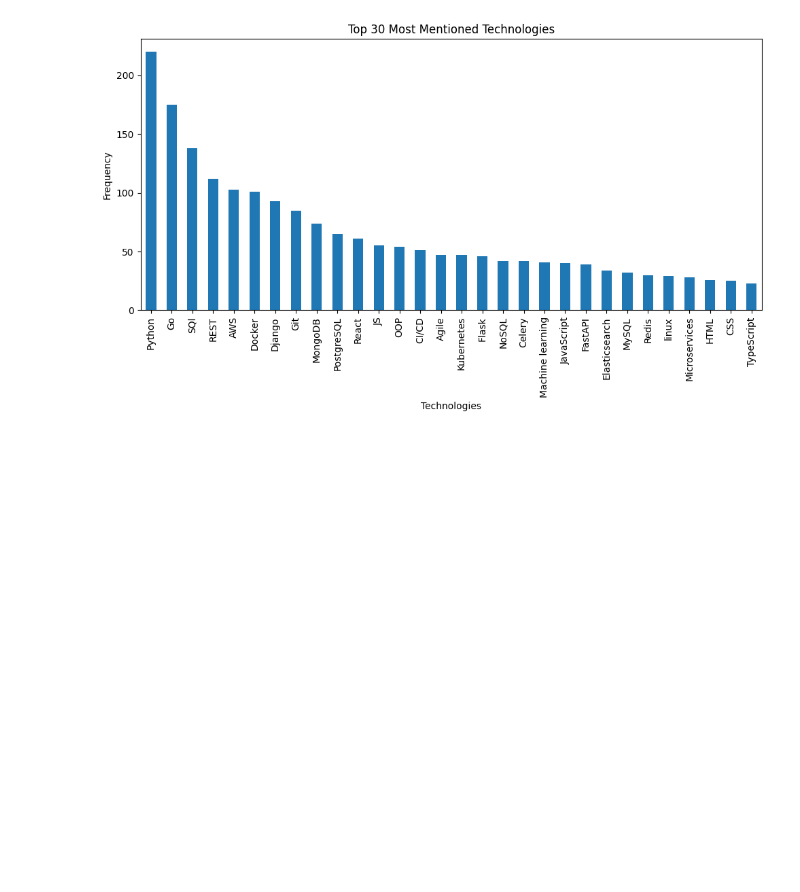
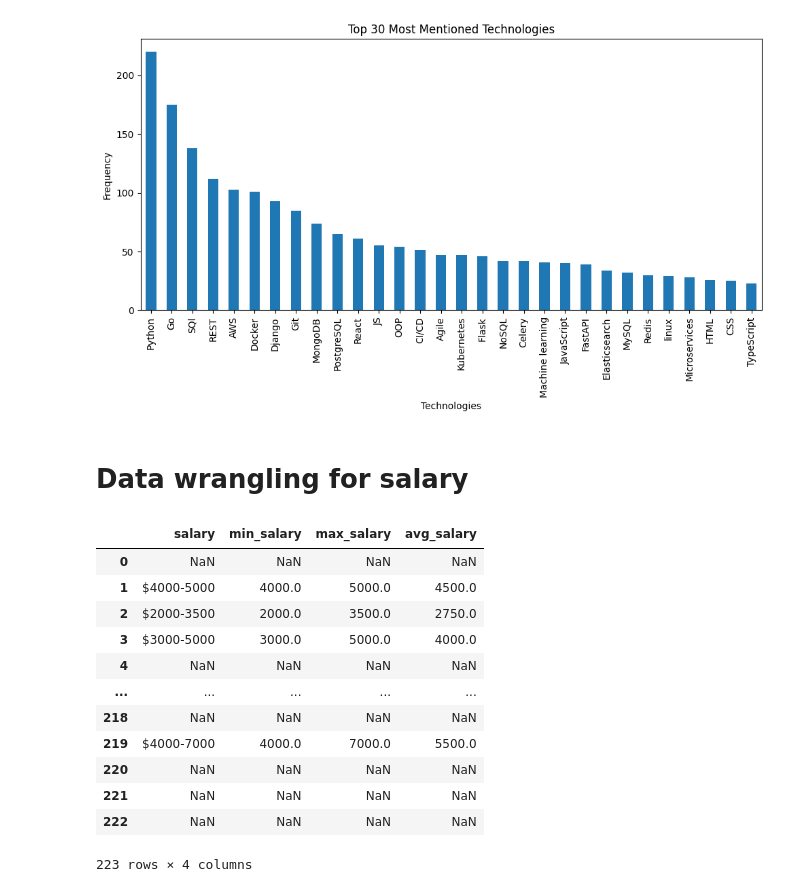
Before and after one commit to innyshka/scrape-djinni, a Jupyter notebook: analytics/vacansies_analytics.ipynb, the cells around one changed output. Drawn from its saved outputs; the diff is of its cells as text; code cells hidden in the pictures; blank space fills up the shorter version.

```diff
--- a/analytics/vacansies_analytics.ipynb
+++ b/analytics/vacansies_analytics.ipynb
@@ -74,3 +74,28 @@ plt.tight_layout()
 plt.show()
 # %% [output]
 [figure]
+# %% [markdown]
+# Data wrangling for salary
+# %%
+
+vacancies[["min_salary", "max_salary"]] = vacancies["salary"].str.extract(r"\$(\d+)-(\d+)")
+
+vacancies[["min_salary", "max_salary"]] = vacancies[["min_salary", "max_salary"]].astype(float)
+
+vacancies["avg_salary"] = vacancies[["min_salary", "max_salary"]].mean(axis=1)
+
+vacancies[["salary","min_salary", "max_salary", "avg_salary"]]
+# %% [output]
+|  | salary | min_salary | max_salary | avg_salary |
+| 0 | NaN | NaN | NaN | NaN |
+| 1 | $4000-5000 | 4000.0 | 5000.0 | 4500.0 |
+| 2 | $2000-3500 | 2000.0 | 3500.0 | 2750.0 |
+| 3 | $3000-5000 | 3000.0 | 5000.0 | 4000.0 |
+| 4 | NaN | NaN | NaN | NaN |
+| ... | ... | ... | ... | ... |
+| 218 | NaN | NaN | NaN | NaN |
+| 219 | $4000-7000 | 4000.0 | 7000.0 | 5500.0 |
+| 220 | NaN | NaN | NaN | NaN |
+| 221 | NaN | NaN | NaN | NaN |
+| 222 | NaN | NaN | NaN | NaN |
+223 rows × 4 columns
```
Also changed, not shown: parts of 3 cells of this notebook.
